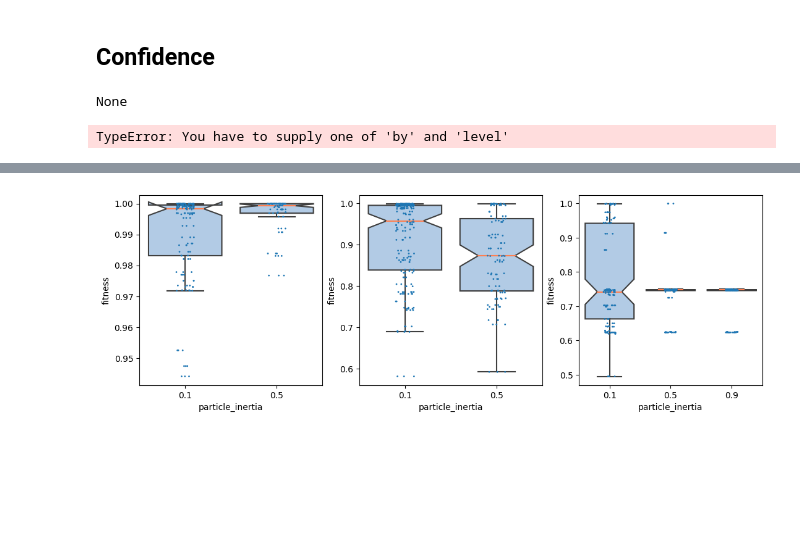
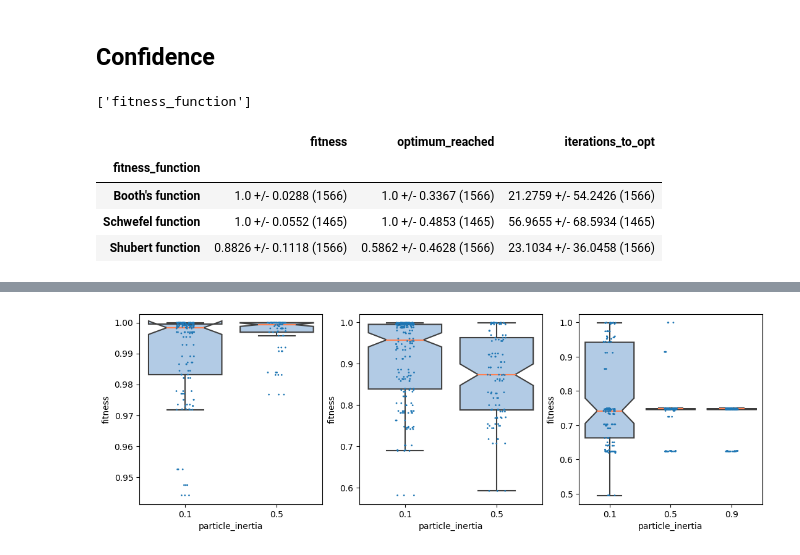
Before and after one commit to MarkusKiesel93/Self-Organizing_Systems, a Jupyter notebook: exercise_2/evaluation_laurenz.ipynb, the cells around one changed output, grey strips where cells are left out. Saved outputs shown, nothing was run; the diff lists cells and outputs as text; code cells hidden in the pictures; blank space fills up the shorter version.

```diff
--- a/exercise_2/evaluation_laurenz.ipynb
+++ b/exercise_2/evaluation_laurenz.ipynb
@@ -66,12 +66,16 @@ def show_evaluation(df, feature='particle_inertia', use_constraint=False, averag
             features.append('constraint')
 
     if return_print:
-        return df[df.use_constraint].groupby(by=features)[RESULT_COLUMNS].mean().round(round_to).astype(str) + " +/- " + df[df.use_constraint].groupby(features)[RESULT_COLUMNS].std().round(round_to).astype(str) + " (" + df[df.use_constraint].groupby(features)[RESULT_COLUMNS].count().astype(str) + ")"
+        return df[df.use_constraint == use_constraint].groupby(by=features)[RESULT_COLUMNS].mean().round(round_to).astype(str) + " +/- " + df[df.use_constraint].groupby(features)[RESULT_COLUMNS].std().round(round_to).astype(str) + " (" + df[df.use_constraint].groupby(features)[RESULT_COLUMNS].count().astype(str) + ")"
 
     return df[df.use_constraint == use_constraint].groupby(by=features)[RESULT_COLUMNS].mean()
 # %%
-particle_inertia_df = show_evaluation(df_full, feature=["particle_inertia", 'personal_confidence', 'swarm_confidence'], use_constraint=True, average_constraint_handling=True, average_constraints=True, return_print=False)
+particle_inertia_df = show_evaluation(df_full[(df_full.swarm_confidence == 1) & (df_full.personal_confidence == 1) & (df_full.particle_inertia == 0.9)], feature=[], use_constraint=False, average_constraint_handling=True, average_constraints=True, return_print=True, round_to=4)
 particle_inertia_df
 # %% [output]
-None
+['fitness_function']
-TypeError: You have to supply one of 'by' and 'level'
+|  | fitness | optimum_reached | iterations_to_opt |
+| fitness_function |  |  |  |
+| Booth's function | 1.0 +/- 0.0288 (1566) | 1.0 +/- 0.3367 (1566) | 21.2759 +/- 54.2426 (1566) |
+| Schwefel function | 1.0 +/- 0.0552 (1465) | 1.0 +/- 0.4853 (1465) | 56.9655 +/- 68.5934 (1465) |
+| Shubert function | 0.8826 +/- 0.1118 (1566) | 0.5862 +/- 0.4628 (1566) | 23.1034 +/- 36.0458 (1566) |
```
Also changed, not shown: parts of 7 cells of this notebook.
